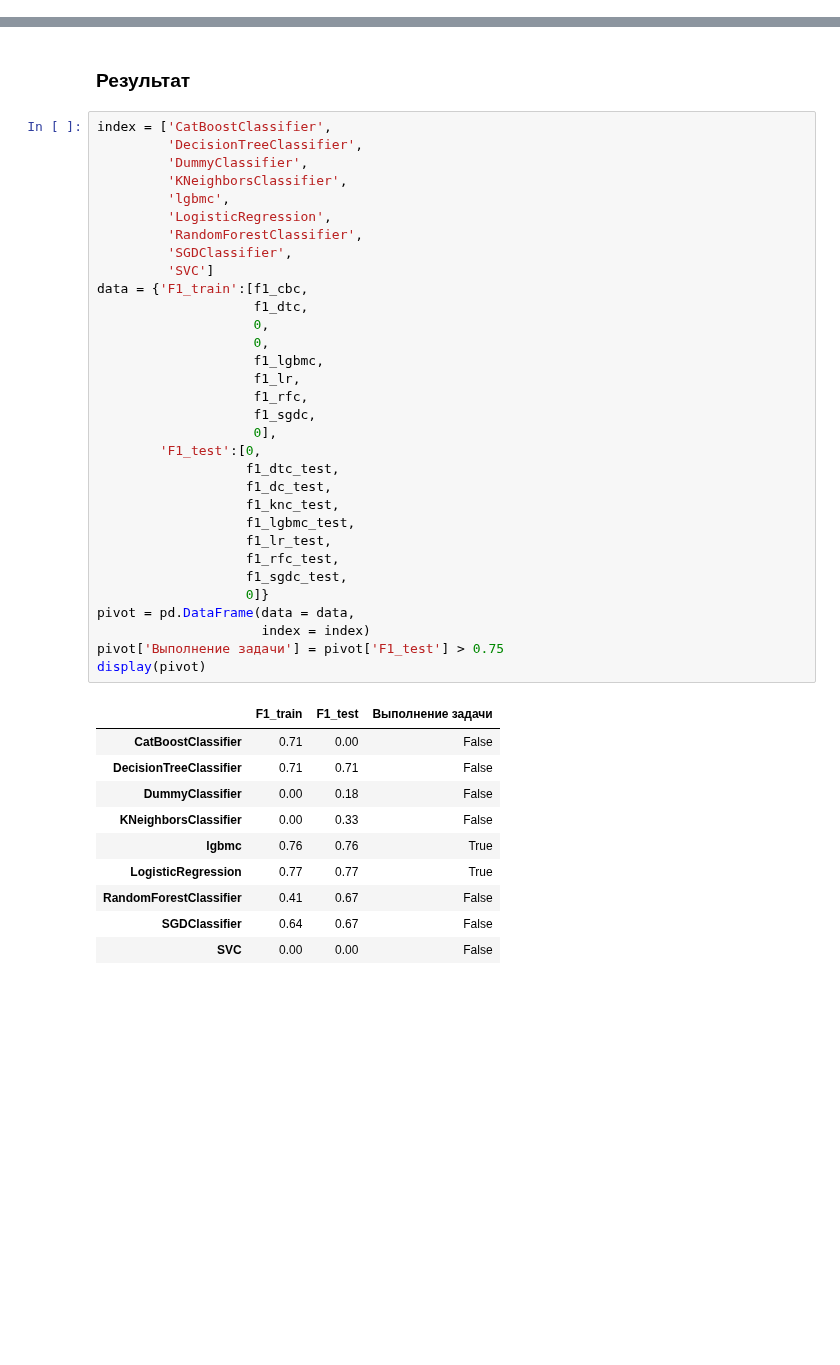
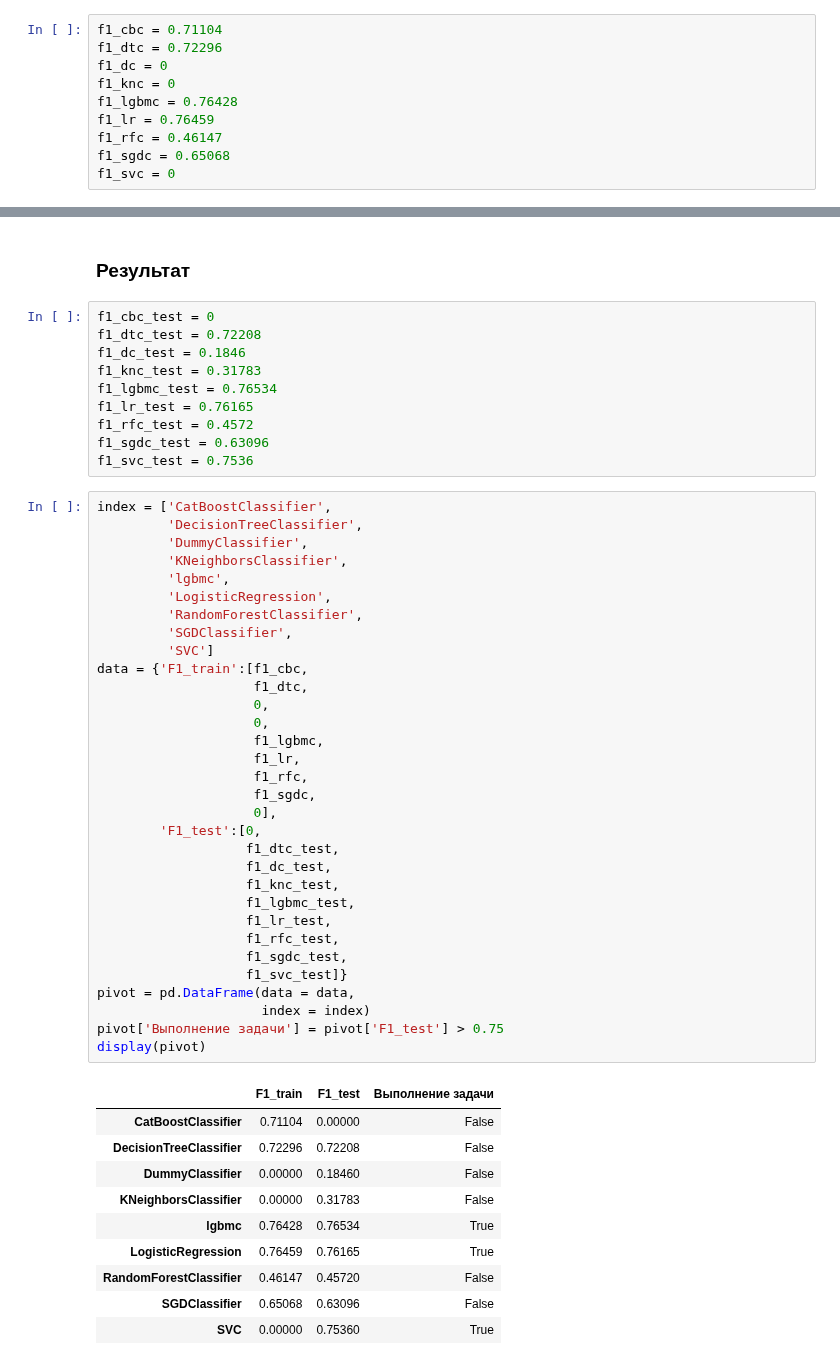
Before and after one commit to NistratovR/yap, a Jupyter notebook: 13_Определение_токсичности_комментариев/13_Определение_токсичности_комментариев.ipynb, the cells around one changed output, grey strips where cells are left out. Saved outputs shown, nothing was run; the diff lists cells and outputs as text; blank space fills up the shorter version.

```diff
--- a/13_Определение_токсичности_комментариев/13_Определение_токсичности_комментариев.ipynb
+++ b/13_Определение_токсичности_комментариев/13_Определение_токсичности_комментариев.ipynb
@@ -718,5 +739,15 @@ Wall time: 1.71 s
 # %% [markdown]
 ### Результат
+# %%
+f1_cbc = 0.71104
+f1_dtc = 0.72296
+f1_dc = 0
+f1_knc = 0
+f1_lgbmc = 0.76428
+f1_lr = 0.76459
+f1_rfc = 0.46147
+f1_sgdc = 0.65068
+f1_svc = 0
 # %%
 index = ['CatBoostClassifier',
          'DecisionTreeClassifier',
@@ -910,48 +945,58 @@ Wall time: 6.2 µs
 # %% [markdown]
 ### Результат
+# %%
+f1_cbc_test = 0
+f1_dtc_test = 0.72208
+f1_dc_test = 0.1846
+f1_knc_test = 0.31783
+f1_lgbmc_test = 0.76534
+f1_lr_test = 0.76165
+f1_rfc_test = 0.4572
+f1_sgdc_test = 0.63096
+f1_svc_test = 0.7536
 # %%
 index = ['CatBoostClassifier',
          'DecisionTreeClassifier',
          'DummyClassifier',
          'KNeighborsClassifier',
          'lgbmc',
          'LogisticRegression',
          'RandomForestClassifier',
          'SGDClassifier',
          'SVC']
 data = {'F1_train':[f1_cbc,
                     f1_dtc,
                     0,
                     0,
                     f1_lgbmc,
                     f1_lr,
                     f1_rfc,
                     f1_sgdc,
                     0],
         'F1_test':[0,
                    f1_dtc_test,
                    f1_dc_test,
                    f1_knc_test,
                    f1_lgbmc_test,
                    f1_lr_test,
                    f1_rfc_test,
                    f1_sgdc_test,
-                   0]}
+                   f1_svc_test]}
 pivot = pd.DataFrame(data = data,
                      index = index)
 pivot['Выполнение задачи'] = pivot['F1_test'] > 0.75
 display(pivot)
 # %% [output]
 |  | F1_train | F1_test | Выполнение задачи |
-| CatBoostClassifier | 0.71 | 0.00 | False |
-| DecisionTreeClassifier | 0.71 | 0.71 | False |
-| DummyClassifier | 0.00 | 0.18 | False |
-| KNeighborsClassifier | 0.00 | 0.33 | False |
-| lgbmc | 0.76 | 0.76 | True |
-| LogisticRegression | 0.77 | 0.77 | True |
-| RandomForestClassifier | 0.41 | 0.67 | False |
-| SGDClassifier | 0.64 | 0.67 | False |
-| SVC | 0.00 | 0.00 | False |
+| CatBoostClassifier | 0.71104 | 0.00000 | False |
+| DecisionTreeClassifier | 0.72296 | 0.72208 | False |
+| DummyClassifier | 0.00000 | 0.18460 | False |
+| KNeighborsClassifier | 0.00000 | 0.31783 | False |
+| lgbmc | 0.76428 | 0.76534 | True |
+| LogisticRegression | 0.76459 | 0.76165 | True |
+| RandomForestClassifier | 0.46147 | 0.45720 | False |
+| SGDClassifier | 0.65068 | 0.63096 | False |
+| SVC | 0.00000 | 0.75360 | True |
 # %% [markdown]
 ## Выводы
 
```
Also changed, not shown: parts of 28 cells of this notebook.
